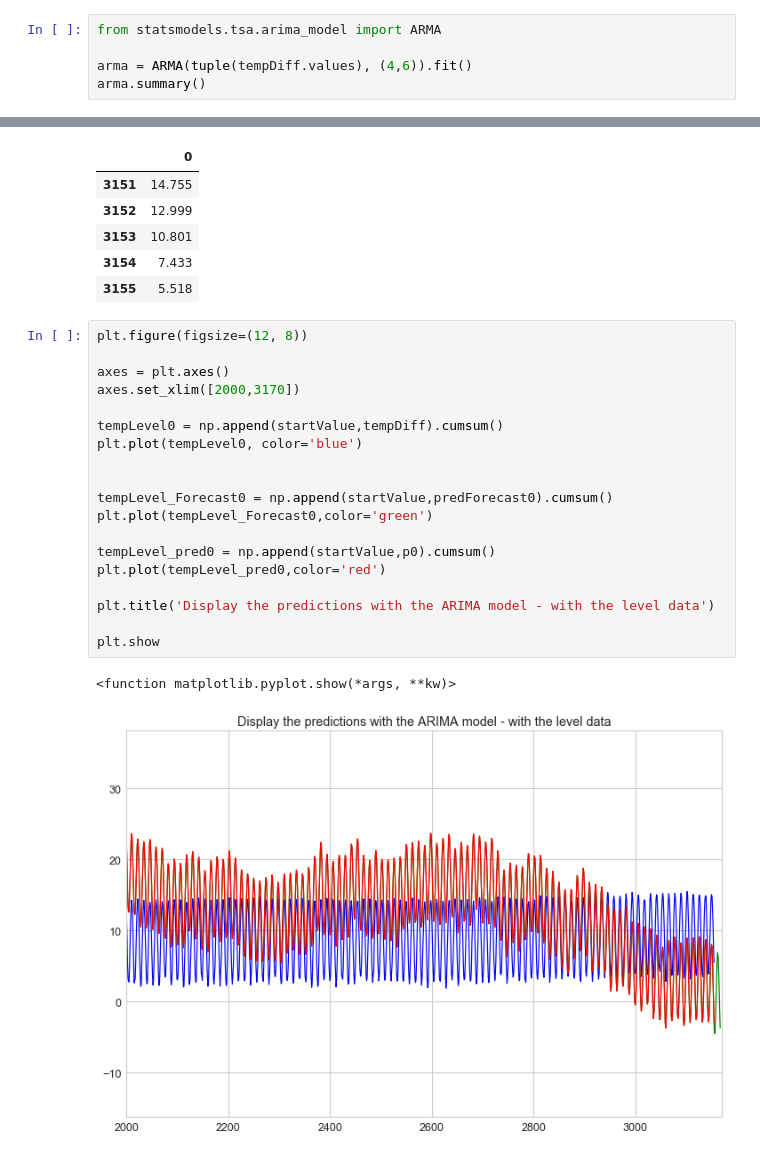
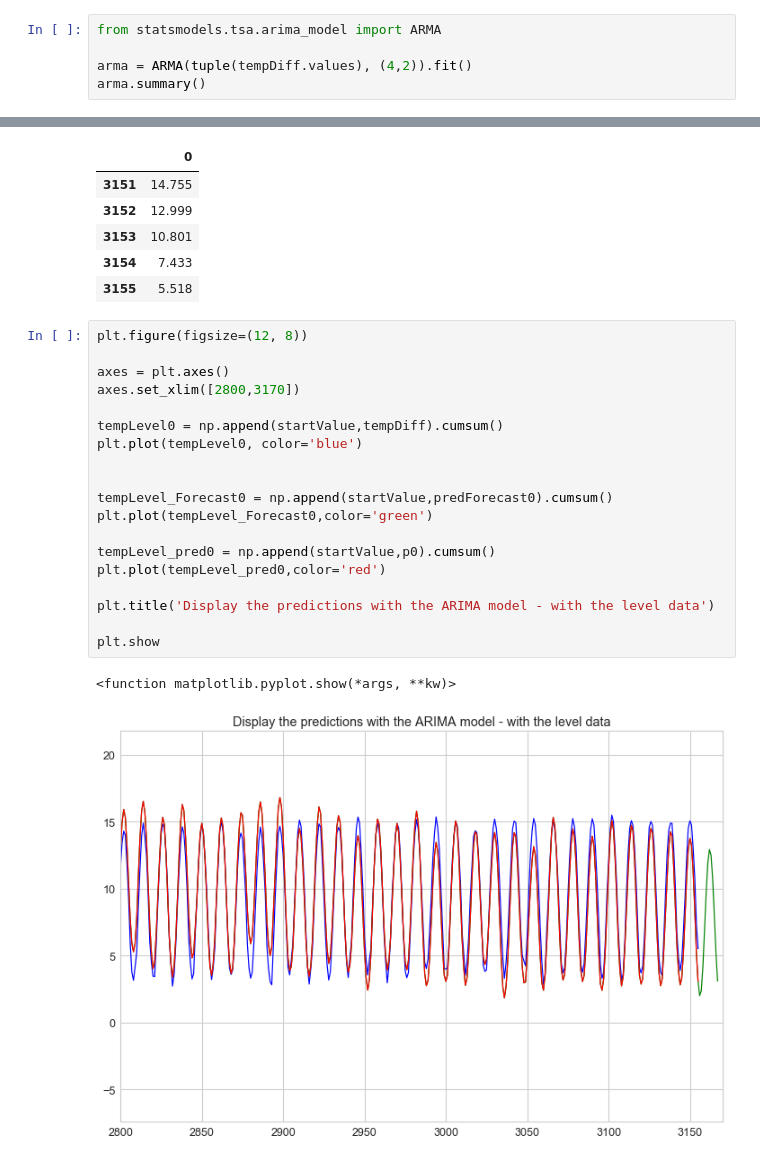
Before and after one commit to Arorazafin/ML-Supvervised-TimeSeries-LSTM, a Jupyter notebook: ts-climateChange.ipynb, the cells around one changed output, grey strips where cells are left out. Drawn from its saved outputs; the diff is of its cells as text.

Commit message:
prediction with ARMA(4,2)

```diff
--- a/ts-climateChange.ipynb
+++ b/ts-climateChange.ipynb
@@ -284,7 +284,7 @@ plt.show()
 # %%
 from statsmodels.tsa.arima_model import ARMA
 
-arma = ARMA(tuple(tempDiff.values), (4,6)).fit()
+arma = ARMA(tuple(tempDiff.values), (4,2)).fit()
 arma.summary()
 # %% [output]
 ARMA Model Results
@@ -405,22 +397,22 @@ xtempLevel.tail(5)
 # %%
 plt.figure(figsize=(12, 8))
 
 axes = plt.axes()
-axes.set_xlim([2000,3170])
+axes.set_xlim([2800,3170])
 
 tempLevel0 = np.append(startValue,tempDiff).cumsum()
 plt.plot(tempLevel0, color='blue')
 
 
 tempLevel_Forecast0 = np.append(startValue,predForecast0).cumsum()
 plt.plot(tempLevel_Forecast0,color='green')
 
 tempLevel_pred0 = np.append(startValue,p0).cumsum()
 plt.plot(tempLevel_pred0,color='red')
 
 plt.title('Display the predictions with the ARIMA model - with the level data')
 
 plt.show
 # %% [output]
 <function matplotlib.pyplot.show(*args, **kw)>
-[figure, old version]
+[figure, new version]
```
Also changed, not shown: parts of 11 cells of this notebook.
